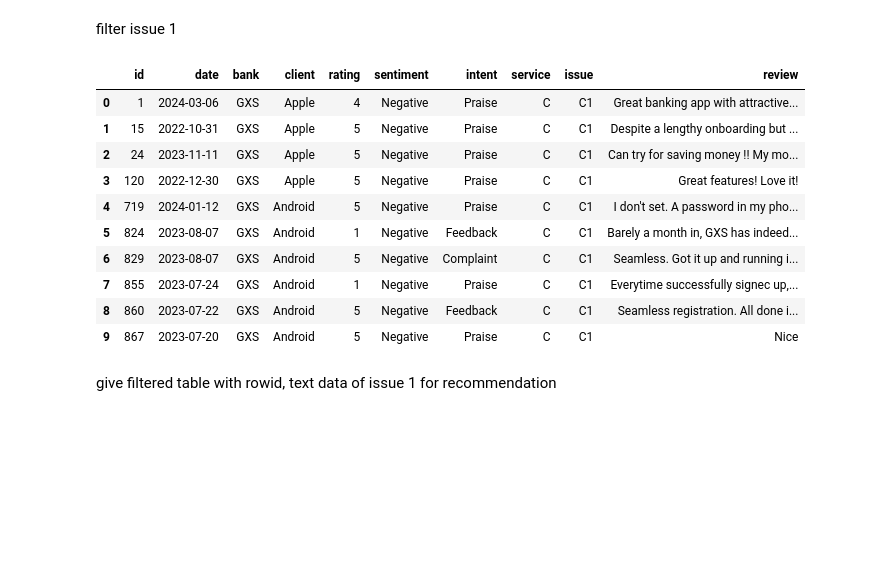
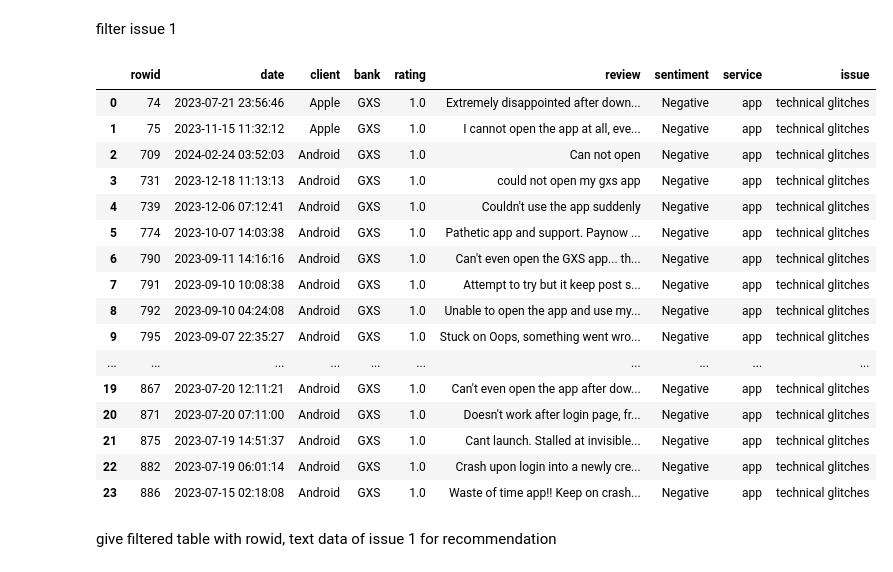
Before and after one commit to calebleehy/sentiment-analysis-with-llms, a Jupyter notebook: frontend/dashboard/eda.ipynb, the cells around one changed output. Cells and saved outputs as stored; diff of their text form; code cells hidden in the pictures; blank space fills up the shorter version.

```diff
--- a/frontend/dashboard/eda.ipynb
+++ b/frontend/dashboard/eda.ipynb
@@ -139,10 +161,11 @@ aggregate count of service
 def count_agg_function(group):
     # Get the group column value for this group
     group_value = group['service'].iloc[0]
+    print(group_value)
     # Perform aggregation operations and return a DataFrame
     aggregated_df = pd.DataFrame({
         'service': [group_value],
-        'count': [group['id'].count()]
+        'count': [group['rowid'].count()]
     })
     return aggregated_df
 # %%
@@ -205,7 +231,7 @@ def issue_count_agg_function(group):
             # Perform aggregation operations and append the result to the list
             aggregated_result = {
                 'issue': group_value,
-                'count': group.loc[group['issue'] == group_value, 'id'].count()
+                'count': group.loc[group['issue'] == group_value, 'rowid'].count()
                 # Add more aggregation operations as needed
             }
             results.append(aggregated_result)
@@ -217,9 +243,12 @@ def issue_count_agg_function(group):
 # %%
 # Aggregate the DataFrame by a specific column
 gxs_neg_issue_by_count_1 = service_1_df.groupby('issue').apply(issue_count_agg_function).dropna()
+gxs_neg_issue_by_count_1_no_other = gxs_neg_issue_by_count_1[gxs_neg_issue_by_count_1['issue'] != 'other']
+gxs_neg_issue_by_count_1_no_other = gxs_neg_issue_by_count_1_no_other.sort_values(by = 'count', ascending = False)
+
 # Reset the index if needed
-gxs_neg_issue_by_count_1.reset_index(drop=True, inplace=True)
+gxs_neg_issue_by_count_1_no_other.reset_index(drop=True, inplace=True)
 
-gxs_neg_issue_by_count_1.head()
+gxs_neg_issue_by_count_1_no_other
 # %% [output]
 |  | issue | count |
@@ -231,8 +266,7 @@ get issue 1
 # %%
-# Find the row with the maximum count in the 'count_column'
-max_count_row_issue = gxs_neg_issue_by_count_1.loc[gxs_neg_issue_by_count_1['count'].idxmax()]
+# Find the 2 issues with the maximum count in the 'count_column'
+issue_1 = gxs_neg_issue_by_count_1_no_other['issue'].values[0]
+issue_2 = gxs_neg_issue_by_count_1_no_other['issue'].values[1]
 
-# Get the variable with the most count
-issue_1 = max_count_row_issue['issue']
-issue_1
+print(issue_1, ',', issue_2)
 # %% [output]
@@ -281,22 +316,28 @@ issue_2
 # %% [markdown]
 filter issue 1
 # %%
-issue_1_df = gxs_neg[gxs_neg['issue'] == issue_1]
+issue_1_df = gxs_neg[(gxs_neg['service'] == service_1) & (gxs_neg['issue'] == issue_1)]
 # Reset the index if needed
 issue_1_df.reset_index(drop=True, inplace=True)
 issue_1_df
 # %% [output]
-|  | id | date | bank | client | rating | sentiment | intent | service | issue | review |
-| 0 | 1 | 2024-03-06 | GXS | Apple | 4 | Negative | Praise | C | C1 | Great banking app with attractive... |
-| 1 | 15 | 2022-10-31 | GXS | Apple | 5 | Negative | Praise | C | C1 | Despite a lengthy onboarding but ... |
-| 2 | 24 | 2023-11-11 | GXS | Apple | 5 | Negative | Praise | C | C1 | Can try for saving money !! My mo... |
-| 3 | 120 | 2022-12-30 | GXS | Apple | 5 | Negative | Praise | C | C1 | Great features! Love it! |
-| 4 | 719 | 2024-01-12 | GXS | Android | 5 | Negative | Praise | C | C1 | I don't set. A password in my pho... |
-| 5 | 824 | 2023-08-07 | GXS | Android | 1 | Negative | Feedback | C | C1 | Barely a month in, GXS has indeed... |
-| 6 | 829 | 2023-08-07 | GXS | Android | 5 | Negative | Complaint | C | C1 | Seamless. Got it up and running i... |
-| 7 | 855 | 2023-07-24 | GXS | Android | 1 | Negative | Praise | C | C1 | Everytime successfully signec up,... |
-| 8 | 860 | 2023-07-22 | GXS | Android | 5 | Negative | Feedback | C | C1 | Seamless registration. All done i... |
-| 9 | 867 | 2023-07-20 | GXS | Android | 5 | Negative | Praise | C | C1 | Nice |
+|  | rowid | date | client | bank | rating | review | sentiment | service | issue |
+| 0 | 74 | 2023-07-21 23:56:46 | Apple | GXS | 1.0 | Extremely disappointed after down... | Negative | app | technical glitches |
+| 1 | 75 | 2023-11-15 11:32:12 | Apple | GXS | 1.0 | I cannot open the app at all, eve... | Negative | app | technical glitches |
+| 2 | 709 | 2024-02-24 03:52:03 | Android | GXS | 1.0 | Can not open | Negative | app | technical glitches |
+| 3 | 731 | 2023-12-18 11:13:13 | Android | GXS | 1.0 | could not open my gxs app | Negative | app | technical glitches |
+| 4 | 739 | 2023-12-06 07:12:41 | Android | GXS | 1.0 | Couldn't use the app suddenly | Negative | app | technical glitches |
+| 5 | 774 | 2023-10-07 14:03:38 | Android | GXS | 1.0 | Pathetic app and support. Paynow ... | Negative | app | technical glitches |
+| 6 | 790 | 2023-09-11 14:16:16 | Android | GXS | 1.0 | Can't even open the GXS app... th... | Negative | app | technical glitches |
+| 7 | 791 | 2023-09-10 10:08:38 | Android | GXS | 1.0 | Attempt to try but it keep post s... | Negative | app | technical glitches |
+| 8 | 792 | 2023-09-10 04:24:08 | Android | GXS | 1.0 | Unable to open the app and use my... | Negative | app | technical glitches |
+| 9 | 795 | 2023-09-07 22:35:27 | Android | GXS | 1.0 | Stuck on Oops, something went wro... | Negative | app | technical glitches |
+| ... | ... | ... | ... | ... | ... | ... | ... | ... | ... |
+| 19 | 867 | 2023-07-20 12:11:21 | Android | GXS | 1.0 | Can't even open the app after dow... | Negative | app | technical glitches |
+| 20 | 871 | 2023-07-20 07:11:00 | Android | GXS | 1.0 | Doesn't work after login page, fr... | Negative | app | technical glitches |
+| 21 | 875 | 2023-07-19 14:51:37 | Android | GXS | 1.0 | Cant launch. Stalled at invisible... | Negative | app | technical glitches |
+| 22 | 882 | 2023-07-19 06:01:14 | Android | GXS | 1.0 | Crash upon login into a newly cre... | Negative | app | technical glitches |
+| 23 | 886 | 2023-07-15 02:18:08 | Android | GXS | 1.0 | Waste of time app!! Keep on crash... | Negative | app | technical glitches |
 # %% [markdown]
 give filtered table with rowid, text data of issue 1 for recommendation
 # %%
```
Also changed, not shown: parts of 41 cells of this notebook, 2 other files.
